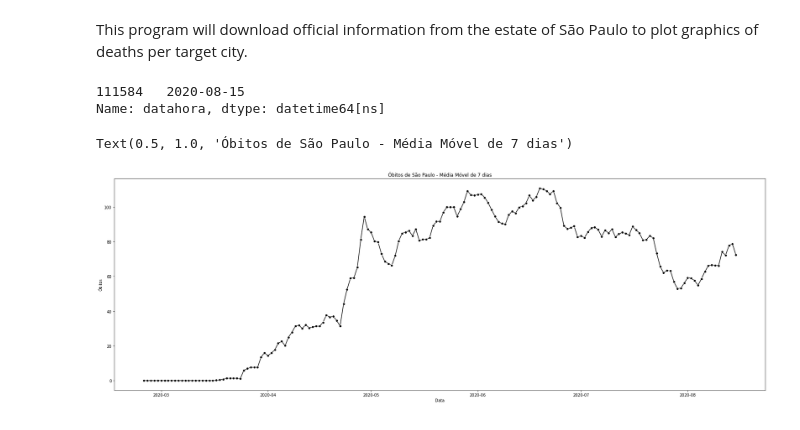
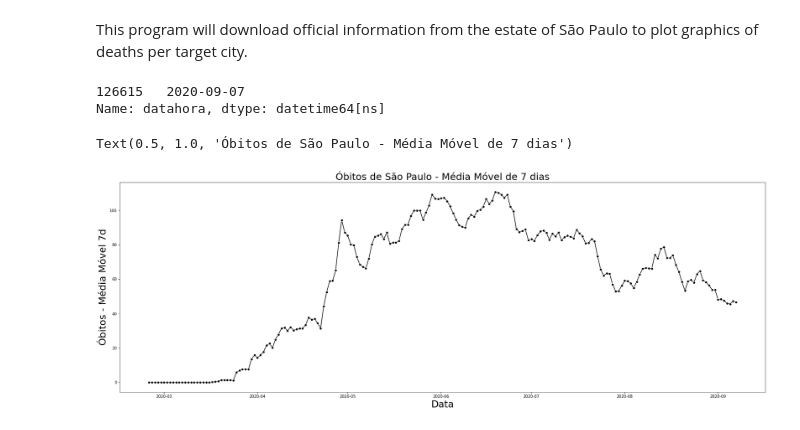
Before and after one commit to tiago-df/My_learning_patch_Python, a Jupyter notebook: COVID-19.ipynb, the cells around one changed output. Cells and saved outputs as stored; diff of their text form; code cells hidden in the pictures.

```diff
--- a/COVID-19.ipynb
+++ b/COVID-19.ipynb
@@ -22,25 +22,26 @@ DataCOVID19SP = pd.read_csv(loadCOVID19SP,
 #Salvando um backup
 DataCOVID19SP.to_csv ('dados_covid_sp.csv', header=True)
 DataCOVID19SP = DataCOVID19SP[['nome_munic','datahora','obitos_mm7d','obitos_pc']]
+DataCOVID19SP.to_csv ('dados_covid_sp_simples.csv', header=True)
 
 DataCOVID19SP['datahora'].tail(1)
 #You can see on the datahora bellow what is the last update date.
 # %% [output]
-111584   2020-08-15
+126615   2020-09-07
 Name: datahora, dtype: datetime64[ns]
 # %%
 #Gráfico simples com óbitos somente para uma cidade.
 obitos_mm7d_SaoPaulo = DataCOVID19SP[DataCOVID19SP['nome_munic'] == 'São Paulo']
 
 plt.figure(figsize=(30,10))
 sns.lineplot(x='datahora',y='obitos_mm7d', color="black", marker='o', data=obitos_mm7d_SaoPaulo)
 
-plt.xlabel('Data')
-plt.ylabel('Óbitos')
-plt.title('Óbitos de São Paulo - Média Móvel de 7 dias')
+plt.xlabel('Data', size = 25)
+plt.ylabel('Óbitos - Média Móvel 7d', size = 25)
+plt.title('Óbitos de São Paulo - Média Móvel de 7 dias', size = 25)
 # %% [output]
 Text(0.5, 1.0, 'Óbitos de São Paulo - Média Móvel de 7 dias')
-[figure, old version]
+[figure, new version]
 # %%
 #Gráfico simples com óbitos/100K somente para uma cidade.
 obitos_100K_SaoPaulo = DataCOVID19SP[DataCOVID19SP['nome_munic'] == 'São Paulo']
```
Also changed, not shown: parts of 5 cells of this notebook.
